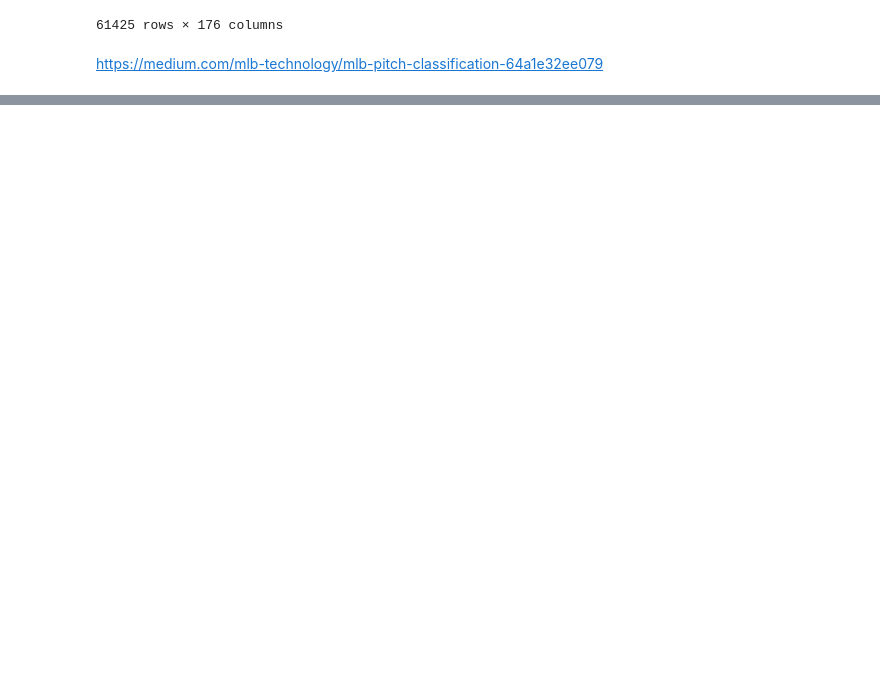
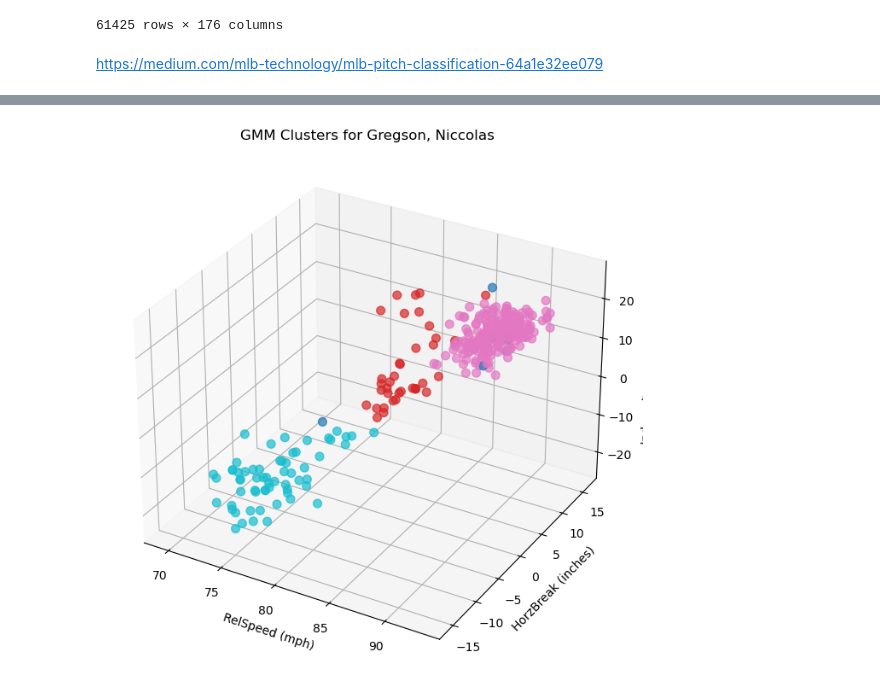
Before and after one commit to jackkalsched/UCSD_Baseball_25, a Jupyter notebook: Pitching/pitch classification/classification.ipynb, the cells around one changed output, grey strips where cells are left out. Drawn from its saved outputs; the diff is of its cells as text; code cells hidden in the pictures; blank space fills up the shorter version.

```diff
--- a/Pitching/pitch classification/classification.ipynb
+++ b/Pitching/pitch classification/classification.ipynb
@@ -732,0 +722,3 @@ https://medium.com/mlb-technology/mlb-pitch-classification-64a1e32ee079
+# %%
+master_trackman = pd.read_csv('../../Files/merged_trackman_games.csv')
+master_trackman
@@ -732,0 +768,6 @@ https://medium.com/mlb-technology/mlb-pitch-classification-64a1e32ee079
+# %%
+id_cols = ['Pitcher']
+feature_cols = ['RelSpeed', 'SpinRate', 'SpinAxis', 'RelHeight', 'RelSide', 'InducedVertBreak', 'HorzBreak', 'VertApprAngle', 'HorzApprAngle']
+# %%
+training_df = encoded_trackman[encoded_trackman['PitcherTeam'] == 'CSD_TRI'][id_cols + feature_cols]
+training_df.sample(20)
@@ -732,0 +862,11 @@ https://medium.com/mlb-technology/mlb-pitch-classification-64a1e32ee079
+# %%
+X = seid[feature_cols]
+
+best_info, best_model = choose_gmm(X, k_range=range(2,9), covariance_types=('full','diag'), pca_components=8)
+gmm_artifacts = fit_gmm(X, best_model)
+
+seid['cluster'] = gmm_artifacts['labels']
+for c in range(gmm_artifacts['proba'].shape[1]):
+    seid[f'cluster_{c}_prob'] = gmm_artifacts['proba'][:, c]
+
+seid[seid['cluster'] == 0]
@@ -732,0 +883,72 @@ https://medium.com/mlb-technology/mlb-pitch-classification-64a1e32ee079
+# %%
+scaled_df = training_df.copy()
+pitcher_scalers = {}  # store each pitcher's scaler
+
+# Standardize features per pitcher
+for pitcher, group in training_df.groupby('Pitcher'):
+    scaler = StandardScaler()
+    scaled_df.loc[group.index, feature_cols] = scaler.fit_transform(group[feature_cols])
+    pitcher_scalers[pitcher] = scaler
+
+# Filter one pitcher
+seid = scaled_df[scaled_df['Pitcher'] == 'Gregson, Niccolas'].copy()
+
+# --- Run GMM on this pitcher ---
+X = seid[feature_cols]
+best_info, best_model = choose_gmm(X, k_range=range(2,9), covariance_types=('full','diag'))
+gmm_artifacts = fit_gmm(X, best_model)
+
+# Add cluster labels and probabilities
+seid['cluster'] = gmm_artifacts['labels']
+for c in range(gmm_artifacts['proba'].shape[1]):
+    seid[f'cluster_{c}_prob'] = gmm_artifacts['proba'][:, c]
+
+# --- Inverse transform to original feature units ---
+scaler = pitcher_scalers['Gregson, Niccolas']
+X_unscaled = scaler.inverse_transform(seid[feature_cols])
+unscaled_df = pd.DataFrame(X_unscaled, columns=feature_cols, index=seid.index)
+
+# Add cluster labels for plotting
+unscaled_df['cluster'] = seid['cluster'].values
+
+# --- 3D Scatter plot ---
+import matplotlib.pyplot as plt
+from mpl_toolkits.mplot3d import Axes3D
+
+fig = plt.figure(figsize=(10,8))
+ax = fig.add_subplot(111, projection='3d')
+
+ax.scatter(
+    unscaled_df['RelSpeed'],
+    unscaled_df['HorzBreak'],
+    unscaled_df['InducedVertBreak'],
+    c=unscaled_df['cluster'],
+    cmap='tab10',
+    s=50,
+    alpha=0.7
+)
+
+ax.set_xlabel('RelSpeed (mph)')
+ax.set_ylabel('HorzBreak (inches)')
+ax.set_zlabel('InducedVertBreak (inches)')
+ax.set_title('GMM Clusters for Gregson, Niccolas')
+plt.show()
+
+# --- 2D Scatter Plot ---- #
+fig = plt.figure(figsize = (10,8))
+plt.scatter(
+    unscaled_df['HorzBreak'],
+    unscaled_df['InducedVertBreak'],
+    c = unscaled_df['cluster'],
+    cmap = 'viridis',
+    s = 50,
+    alpha = 0.7
+)
+
+plt.xlabel('HB (inches)')
+plt.ylabel('IVB (inches)')
+plt.title('GMM Clusters for Gregson, Niccolas')
+plt.tight_layout()
+plt.show()
+# %% [output]
+[figure, added]
```
Also changed, not shown: parts of 34 cells of this notebook.
